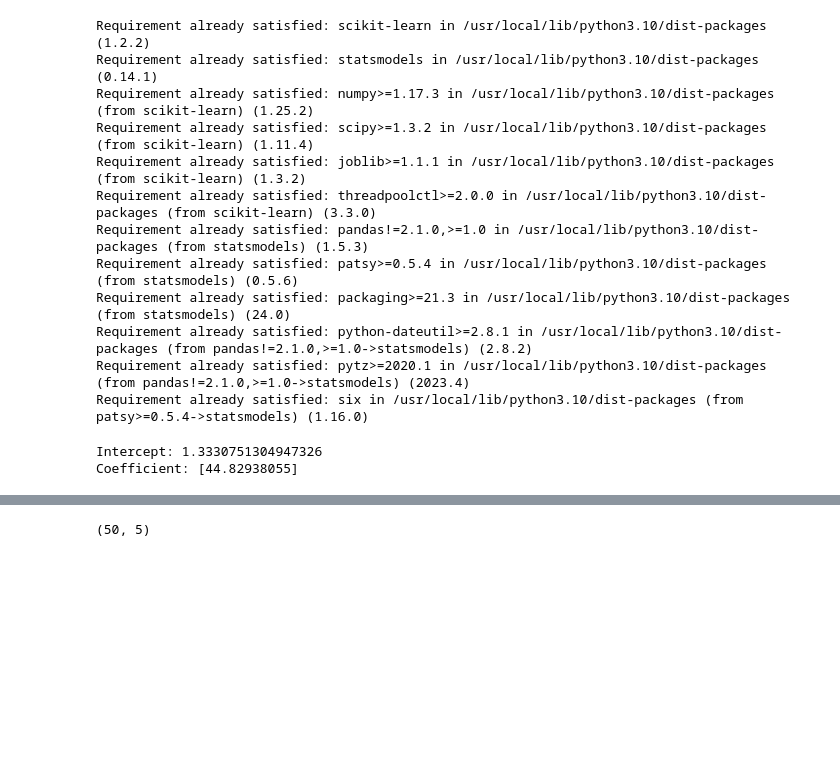
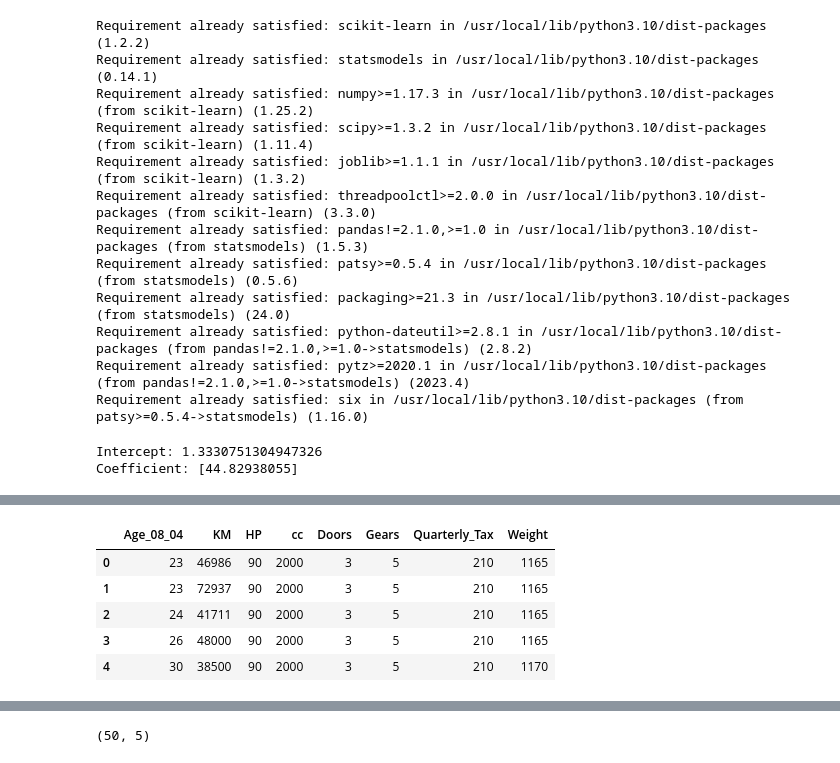
Before and after one commit to RNSHDeepika7/Assignments, a Jupyter notebook: multiple_linear_regression_assnt.ipynb, the cells around one changed output, grey strips where cells are left out. Drawn from its saved outputs; the diff is of its cells as text; code cells hidden in the pictures; blank space fills up the shorter version.

```diff
--- a/multiple_linear_regression_assnt.ipynb
+++ b/multiple_linear_regression_assnt.ipynb
@@ -372,0 +428,12 @@ Coefficient: [44.43716999]
+# %%
+#Lasso regression
+Y=Z["Price"]
+X=Z.iloc[:,1:9]
+X.head()
+# %% [output]
+|  | Age_08_04 | KM | HP | cc | Doors | Gears | Quarterly_Tax | Weight |
+| 0 | 23 | 46986 | 90 | 2000 | 3 | 5 | 210 | 1165 |
+| 1 | 23 | 72937 | 90 | 2000 | 3 | 5 | 210 | 1165 |
+| 2 | 24 | 41711 | 90 | 2000 | 3 | 5 | 210 | 1165 |
+| 3 | 26 | 48000 | 90 | 2000 | 3 | 5 | 210 | 1165 |
+| 4 | 30 | 38500 | 90 | 2000 | 3 | 5 | 210 | 1170 |
```
Also changed, not shown: parts of 20 cells of this notebook.
